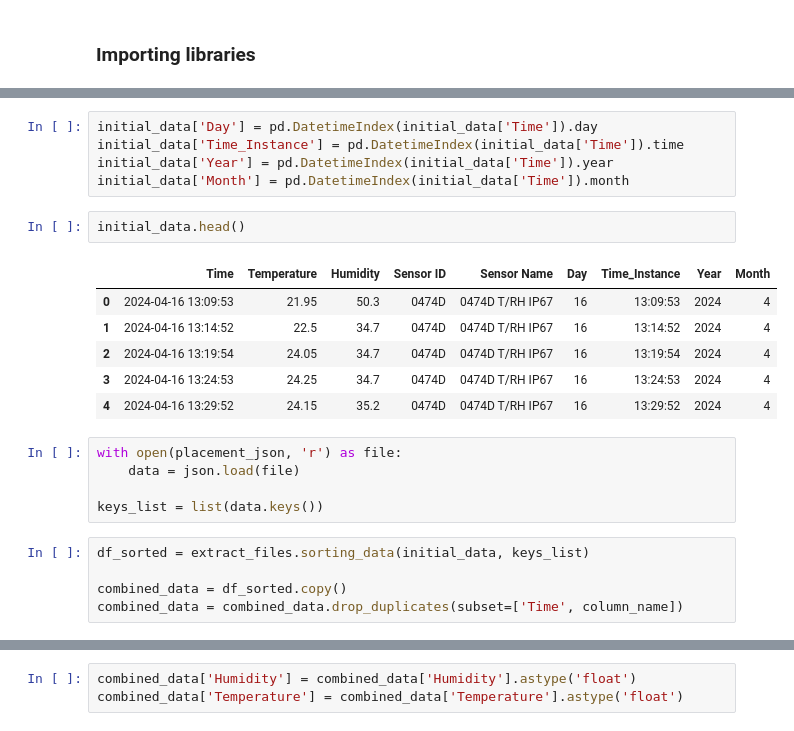
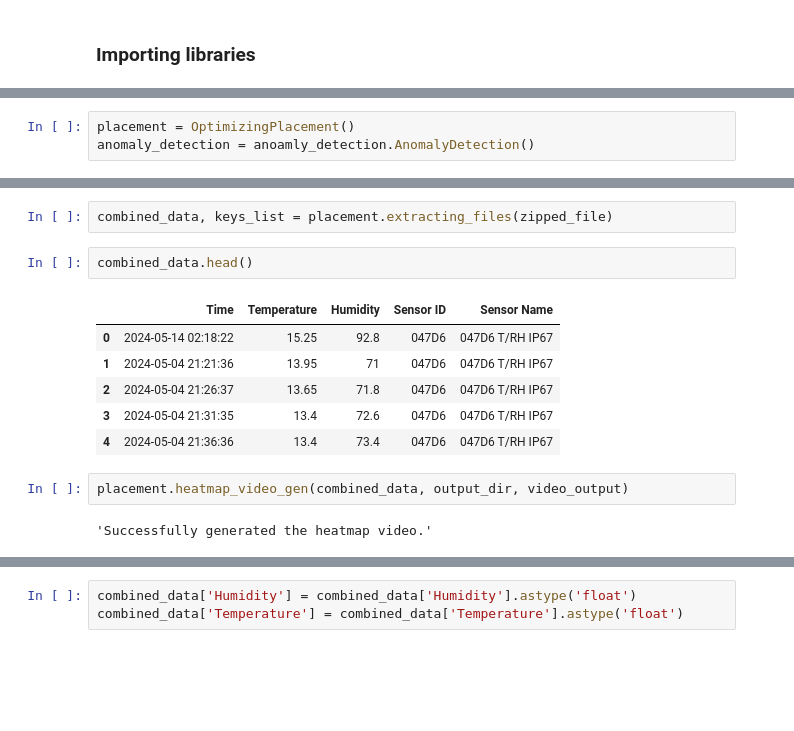
Before and after one commit to surya-9556/Optimizing-Sensor-Placement, a Jupyter notebook: final_project.ipynb, the cells around one changed output, grey strips where cells are left out. Saved outputs shown, nothing was run; the diff lists cells and outputs as text; blank space fills up the shorter version.

```diff
--- a/final_project.ipynb
+++ b/final_project.ipynb
@@ -19 +13,4 @@ anomaly_detection = anoamly_detection.AnomalyDetection()
+# %%
+placement = OptimizingPlacement()
+anomaly_detection = anoamly_detection.AnomalyDetection()
 # %%
@@ -36,27 +21,18 @@ Reading file: Sensor_data\Data17052024-210552024\Sensor data[047C2,047C4,047C5,0
-# %%
-initial_data['Day'] = pd.DatetimeIndex(initial_data['Time']).day
-initial_data['Time_Instance'] = pd.DatetimeIndex(initial_data['Time']).time
-initial_data['Year'] = pd.DatetimeIndex(initial_data['Time']).year
-initial_data['Month'] = pd.DatetimeIndex(initial_data['Time']).month
+# %%
+combined_data, keys_list = placement.extracting_files(zipped_file)
 # %%
-initial_data.head()
+combined_data.head()
 # %% [output]
-|  | Time | Temperature | Humidity | Sensor ID | Sensor Name | Day | Time_Instance | Year | Month |
-| 0 | 2024-04-16 13:09:53 | 21.95 | 50.3 | 0474D | 0474D T/RH IP67 | 16 | 13:09:53 | 2024 | 4 |
-| 1 | 2024-04-16 13:14:52 | 22.5 | 34.7 | 0474D | 0474D T/RH IP67 | 16 | 13:14:52 | 2024 | 4 |
-| 2 | 2024-04-16 13:19:54 | 24.05 | 34.7 | 0474D | 0474D T/RH IP67 | 16 | 13:19:54 | 2024 | 4 |
-| 3 | 2024-04-16 13:24:53 | 24.25 | 34.7 | 0474D | 0474D T/RH IP67 | 16 | 13:24:53 | 2024 | 4 |
-| 4 | 2024-04-16 13:29:52 | 24.15 | 35.2 | 0474D | 0474D T/RH IP67 | 16 | 13:29:52 | 2024 | 4 |
+|  | Time | Temperature | Humidity | Sensor ID | Sensor Name |
+| 0 | 2024-05-14 02:18:22 | 15.25 | 92.8 | 047D6 | 047D6 T/RH IP67 |
+| 1 | 2024-05-04 21:21:36 | 13.95 | 71 | 047D6 | 047D6 T/RH IP67 |
+| 2 | 2024-05-04 21:26:37 | 13.65 | 71.8 | 047D6 | 047D6 T/RH IP67 |
+| 3 | 2024-05-04 21:31:35 | 13.4 | 72.6 | 047D6 | 047D6 T/RH IP67 |
+| 4 | 2024-05-04 21:36:36 | 13.4 | 73.4 | 047D6 | 047D6 T/RH IP67 |
-# %%
-with open(placement_json, 'r') as file:
-    data = json.load(file)
-
-keys_list = list(data.keys())
-# %%
-df_sorted = extract_files.sorting_data(initial_data, keys_list)
-
-combined_data = df_sorted.copy()
-combined_data = combined_data.drop_duplicates(subset=['Time', column_name])
+# %%
+placement.heatmap_video_gen(combined_data, output_dir, video_output)
+# %% [output]
+'Successfully generated the heatmap video.'
 # %%
 combined_data.isnull().sum()
 # %% [output]
```
Also changed, not shown: parts of 21 cells of this notebook, 4 other files.
